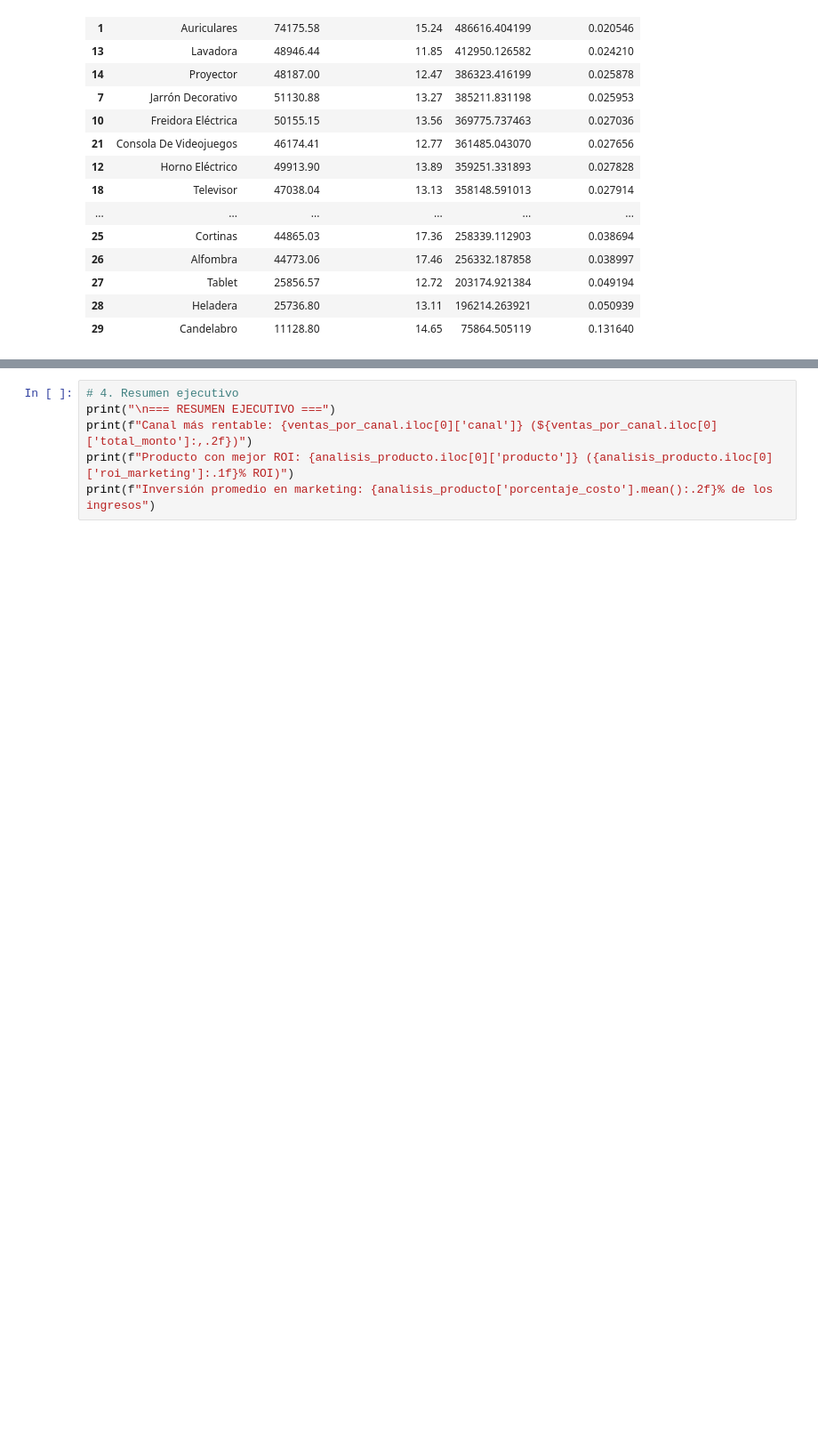
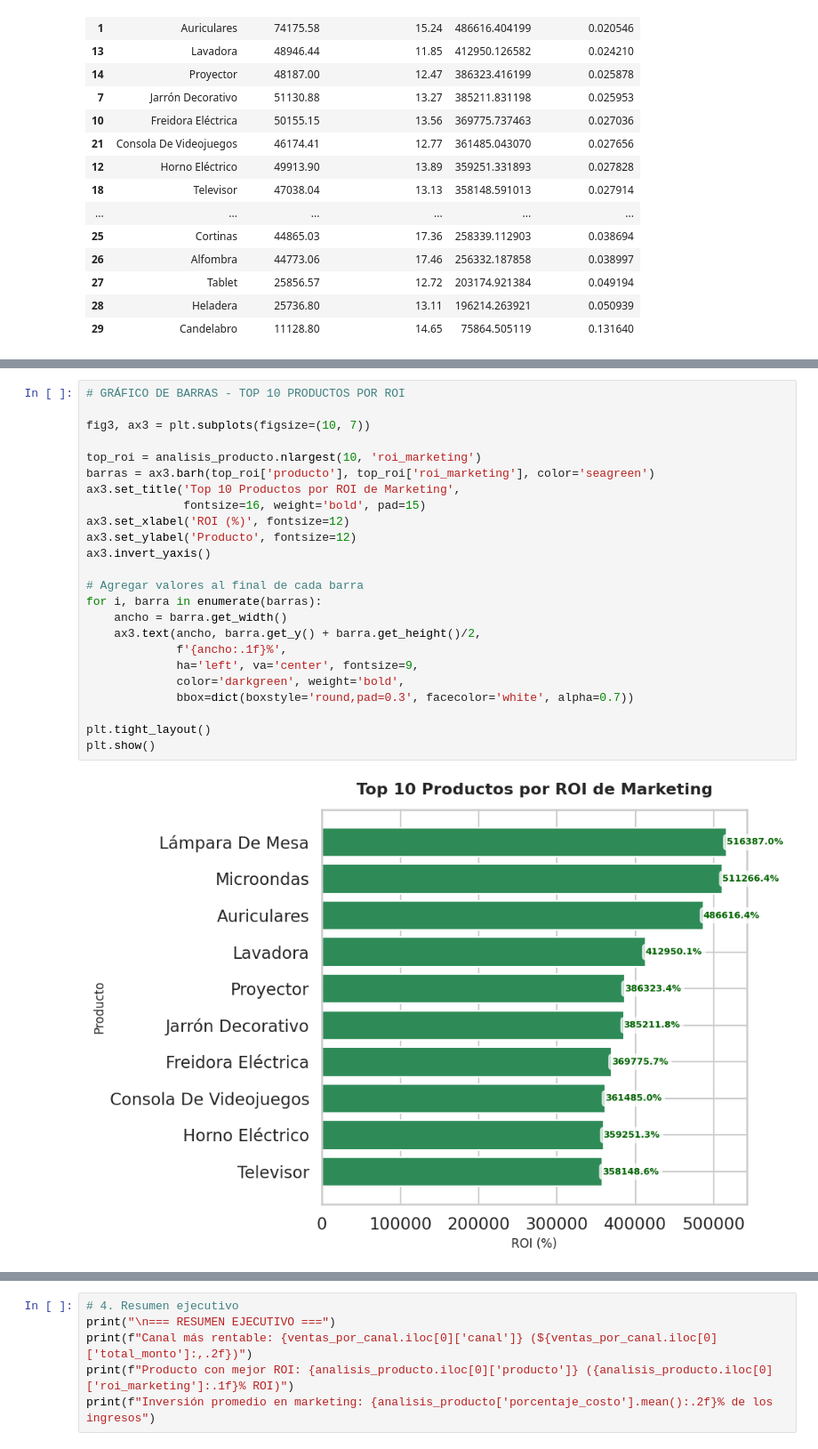
Before and after one commit to enrisimp/preEntrega_datos_EnriqueEscalante, a Jupyter notebook: Enrique_Jose_Escalante_Echague_Comisión_25262_TPI_Data_Analytics_FINAL.ipynb, the cells around one changed output, grey strips where cells are left out. Shown at 89% size. Drawn from its saved outputs; the diff is of its cells as text; blank space fills up the shorter version.

```diff
--- a/Enrique_Jose_Escalante_Echague_Comisión_25262_TPI_Data_Analytics_FINAL.ipynb
+++ b/Enrique_Jose_Escalante_Echague_Comisión_25262_TPI_Data_Analytics_FINAL.ipynb
@@ -994,0 +988,26 @@ plt.show()
+# %%
+# GRÁFICO DE BARRAS - TOP 10 PRODUCTOS POR ROI
+
+fig3, ax3 = plt.subplots(figsize=(10, 7))
+
+top_roi = analisis_producto.nlargest(10, 'roi_marketing')
+barras = ax3.barh(top_roi['producto'], top_roi['roi_marketing'], color='seagreen')
+ax3.set_title('Top 10 Productos por ROI de Marketing',
+              fontsize=16, weight='bold', pad=15)
+ax3.set_xlabel('ROI (%)', fontsize=12)
+ax3.set_ylabel('Producto', fontsize=12)
+ax3.invert_yaxis()
+
+# Agregar valores al final de cada barra
+for i, barra in enumerate(barras):
+    ancho = barra.get_width()
+    ax3.text(ancho, barra.get_y() + barra.get_height()/2,
+             f'{ancho:.1f}%',
+             ha='left', va='center', fontsize=9,
+             color='darkgreen', weight='bold',
+             bbox=dict(boxstyle='round,pad=0.3', facecolor='white', alpha=0.7))
+
+plt.tight_layout()
+plt.show()
+# %% [output]
+[figure, added]
```
Also changed, not shown: parts of 14 cells of this notebook.
